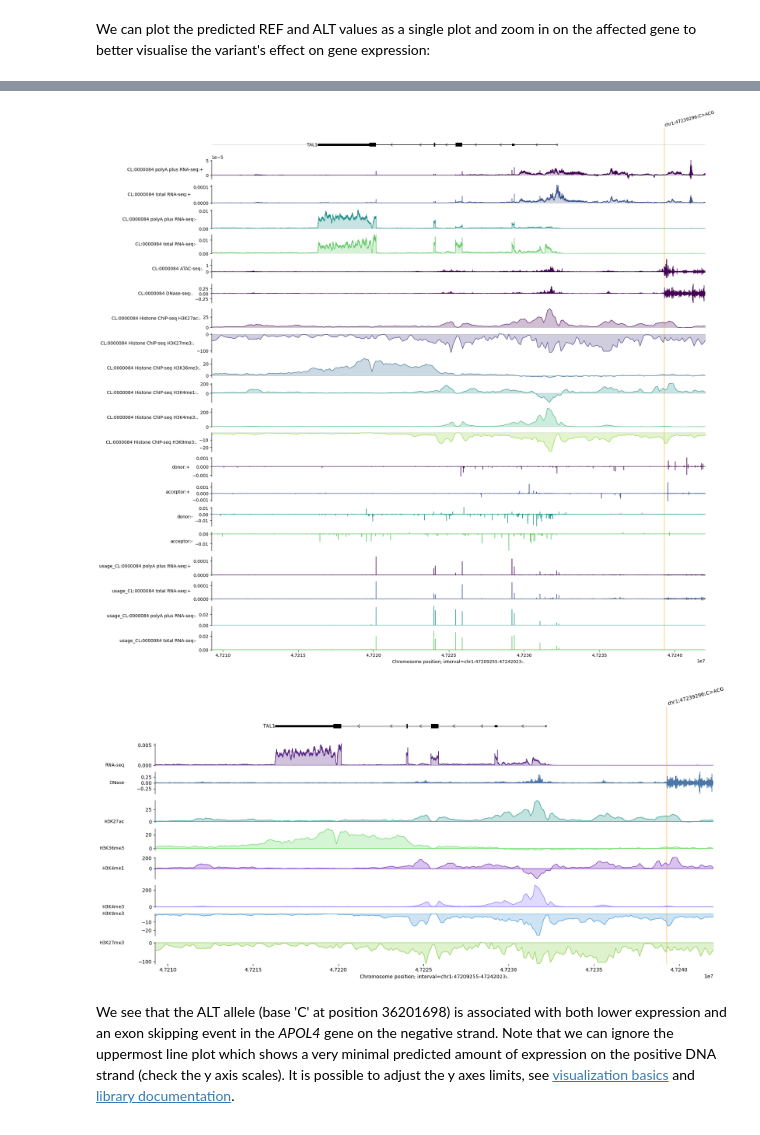
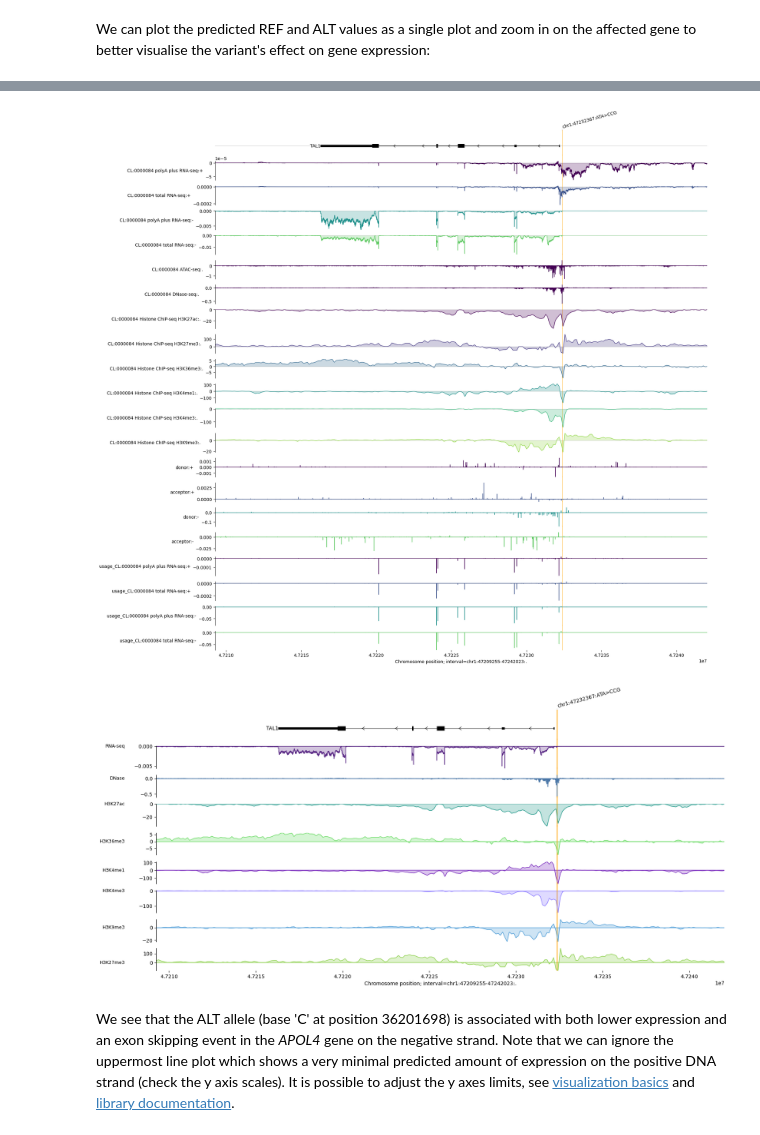
Before and after one commit to Benobivan/AlphaGenome, a Jupyter notebook: colabs/alphagenome_project_ben.ipynb, the cells around one changed output, grey strips where cells are left out. Drawn from its saved outputs; the diff is of its cells as text; code cells hidden in the pictures.

Commit message:
mutGATA durchgerödelt

```diff
--- a/colabs/alphagenome_project_ben.ipynb
+++ b/colabs/alphagenome_project_ben.ipynb
@@ -370,3 +362,11 @@ variant = genome.Variant(
+# %%
+# BB mutation of GATA site 29 bp upstream of TSS: ATA -> CCG
+variant = genome.Variant(
+    chromosome='chr1',
+    position=47232367,
+    reference_bases='ATA',
+    alternate_bases='CCG',
+)
 # %% [markdown]
 Next, we define the interval over which to make the REF and ALT predictions. A
 quick way to get a `genome.Interval` from a `genome.Variant` is by calling
@@ -706,13 +706,13 @@ for ax in fig.axes[1:]:
         )
 
 plt.savefig(
-    '/content/tal1_variant_effects_delta_filledclean_33kb_v2.png',
+    '/content/tal1_mutGATA_effects_delta_filledclean_33kb_v2.png',
     dpi=300,
     bbox_inches='tight'
 )
 plt.show()
 # %% [output]
-[figure, old version]
+[figure, new version]
 # %%
 # BB: TAL1 33 kb, fixed labels on zero line of the correct tracks
 
@@ -855,35 +855,35 @@ for ax, label, color in zip(signal_axes, labels, colors):
 
         line.set_color(color)
         line.set_linewidth(1.1)
 
         ax.fill_between(
             x, 0, y,
             color=color,
             alpha=0.28,
             linewidth=0,
             zorder=line.get_zorder() - 1
         )
 
     # place label exactly on the zero line of this axis
     trans = mtransforms.blended_transform_factory(ax.transAxes, ax.transData)
     ax.text(
         -0.055, 0, label,
         transform=trans,
         ha='right',
         va='center',
         fontsize=9,
         color='black',
         clip_on=False
     )
 
 plt.savefig(
-    '/content/tal1_fig6b_ordered_colored_33kb_labelsfixed_v2.png',
+    '/content/tal1_fig6b_mutGATA_33kb_labelsfixed_v2.png',
     dpi=300,
     bbox_inches='tight'
 )
 plt.show()
 # %% [output]
-[figure, old version]
+[figure, new version]
 # %% [markdown]
 We see that the ALT allele (base 'C' at position 36201698) is associated with
 both lower expression and an exon skipping event in the *APOL4* gene on the
```
Also changed, not shown: parts of 5 cells of this notebook.
